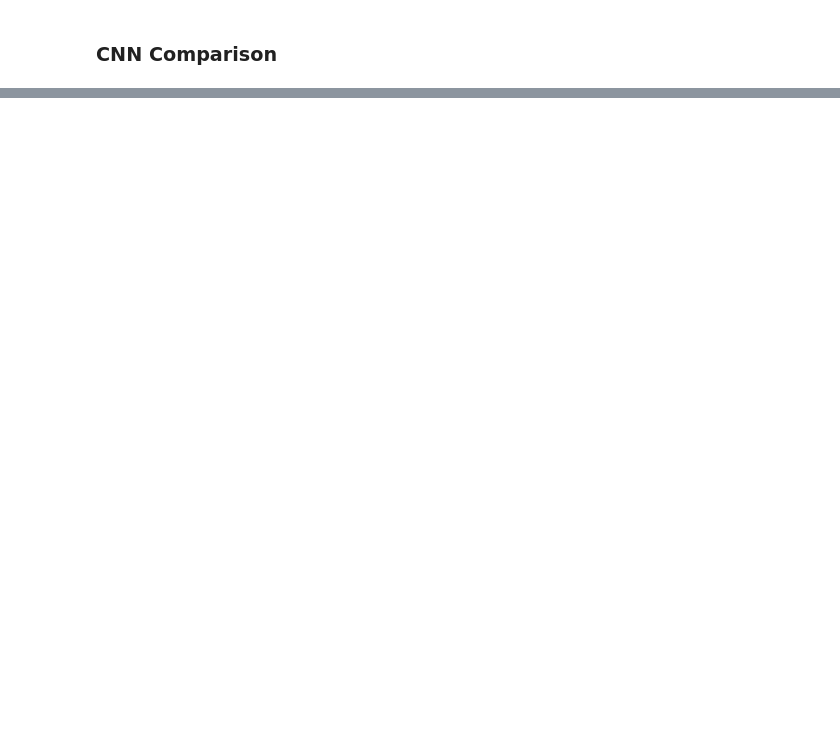
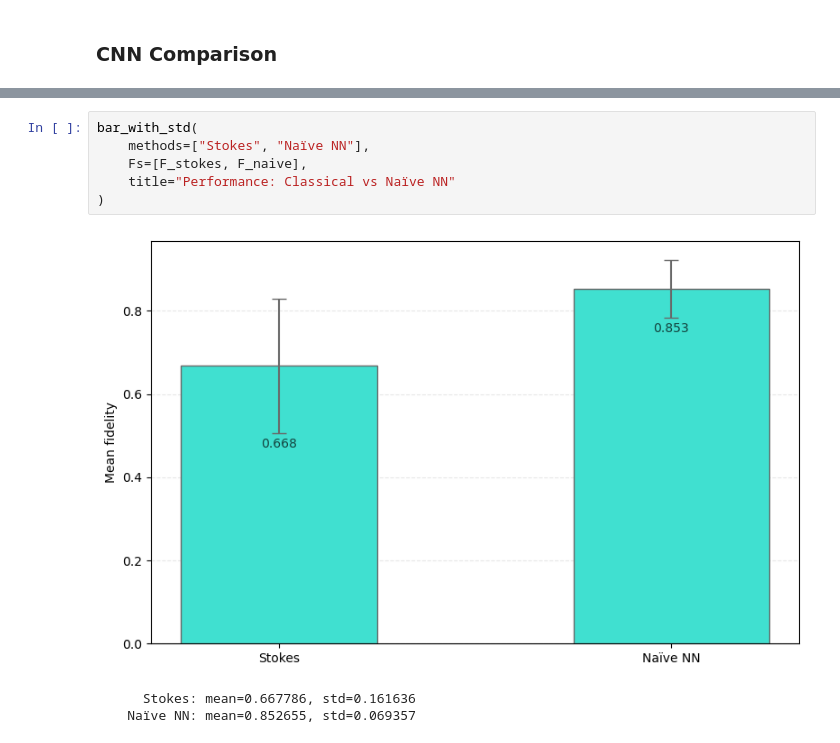
Before and after one commit to Charlow88/Masters-Project, a Jupyter notebook: src/masters_project/basic_runthrough.ipynb, the cells around one changed output, grey strips where cells are left out. Drawn from its saved outputs; the diff is of its cells as text; blank space fills up the shorter version.

```diff
--- a/src/masters_project/basic_runthrough.ipynb
+++ b/src/masters_project/basic_runthrough.ipynb
@@ -353,0 +468,10 @@ for s in [
+# %%
+bar_with_std(
+    methods=["Stokes", "Naïve NN"],
+    Fs=[F_stokes, F_naive],
+    title="Performance: Classical vs Naïve NN"
+)
+# %% [output]
+[figure, added]
+      Stokes: mean=0.667786, std=0.161636
+    Naïve NN: mean=0.852655, std=0.069357
```
Also changed, not shown: parts of 20 cells of this notebook, 2 other files.
